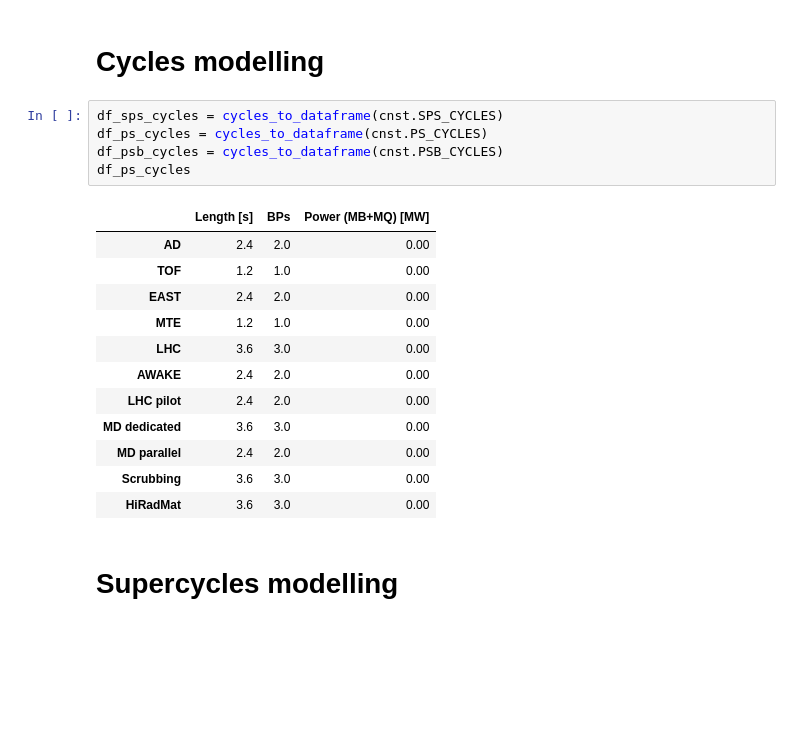
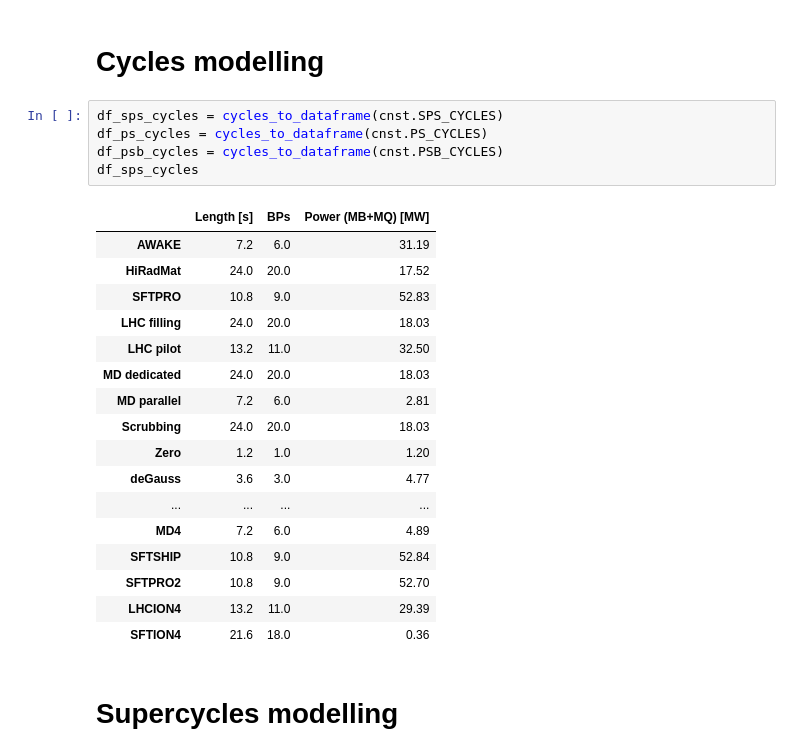
Before and after one commit to tprebiba/super-cycle-modelling, a Jupyter notebook: 00_basic_example.ipynb, the cells around one changed output. Drawn from its saved outputs; the diff is of its cells as text; blank space fills up the shorter version.

```diff
--- a/00_basic_example.ipynb
+++ b/00_basic_example.ipynb
@@ -12,21 +12,26 @@ from plotting_helpers import plot_supercycle
 # %%
 df_sps_cycles = cycles_to_dataframe(cnst.SPS_CYCLES)
 df_ps_cycles = cycles_to_dataframe(cnst.PS_CYCLES)
 df_psb_cycles = cycles_to_dataframe(cnst.PSB_CYCLES)
-df_ps_cycles
+df_sps_cycles
 # %% [output]
 |  | Length [s] | BPs | Power (MB+MQ) [MW] |
-| AD | 2.4 | 2.0 | 0.00 |
-| TOF | 1.2 | 1.0 | 0.00 |
-| EAST | 2.4 | 2.0 | 0.00 |
-| MTE | 1.2 | 1.0 | 0.00 |
-| LHC | 3.6 | 3.0 | 0.00 |
-| AWAKE | 2.4 | 2.0 | 0.00 |
-| LHC pilot | 2.4 | 2.0 | 0.00 |
-| MD dedicated | 3.6 | 3.0 | 0.00 |
-| MD parallel | 2.4 | 2.0 | 0.00 |
-| Scrubbing | 3.6 | 3.0 | 0.00 |
-| HiRadMat | 3.6 | 3.0 | 0.00 |
+| AWAKE | 7.2 | 6.0 | 31.19 |
+| HiRadMat | 24.0 | 20.0 | 17.52 |
+| SFTPRO | 10.8 | 9.0 | 52.83 |
+| LHC filling | 24.0 | 20.0 | 18.03 |
+| LHC pilot | 13.2 | 11.0 | 32.50 |
+| MD dedicated | 24.0 | 20.0 | 18.03 |
+| MD parallel | 7.2 | 6.0 | 2.81 |
+| Scrubbing | 24.0 | 20.0 | 18.03 |
+| Zero | 1.2 | 1.0 | 1.20 |
+| deGauss | 3.6 | 3.0 | 4.77 |
+| ... | ... | ... | ... |
+| MD4 | 7.2 | 6.0 | 4.89 |
+| SFTSHIP | 10.8 | 9.0 | 52.84 |
+| SFTPRO2 | 10.8 | 9.0 | 52.70 |
+| LHCION4 | 13.2 | 11.0 | 29.39 |
+| SFTION4 | 21.6 | 18.0 | 0.36 |
 # %% [markdown]
 # Supercycles modelling
 # %%
```
